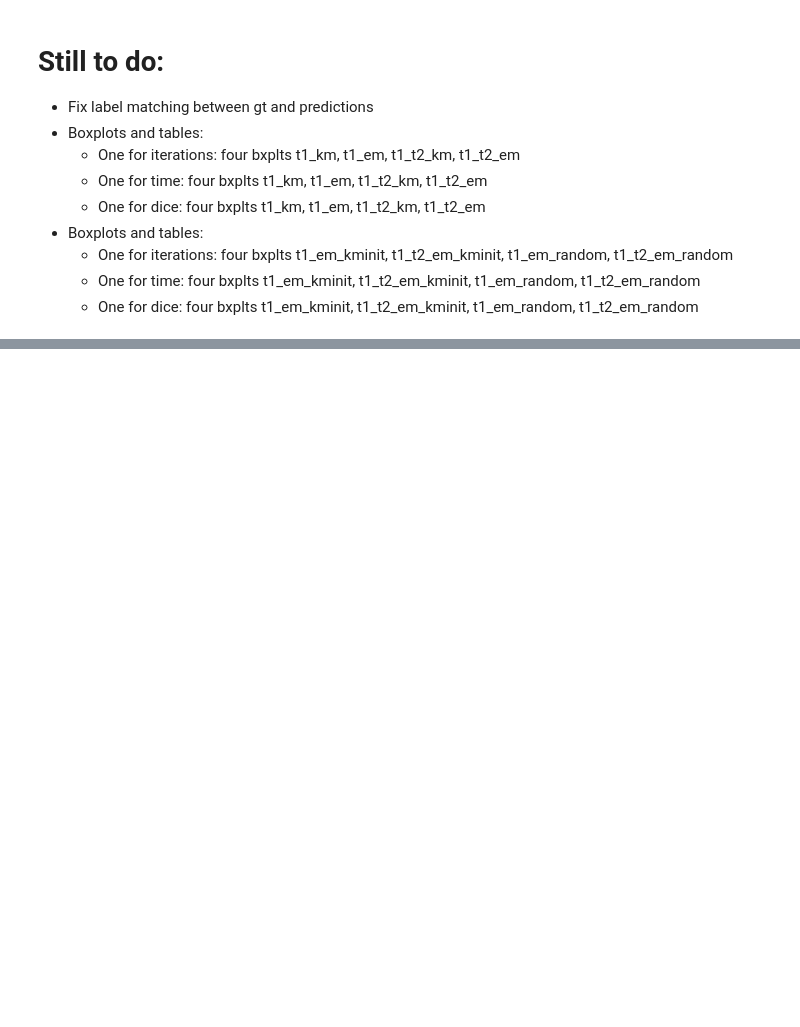
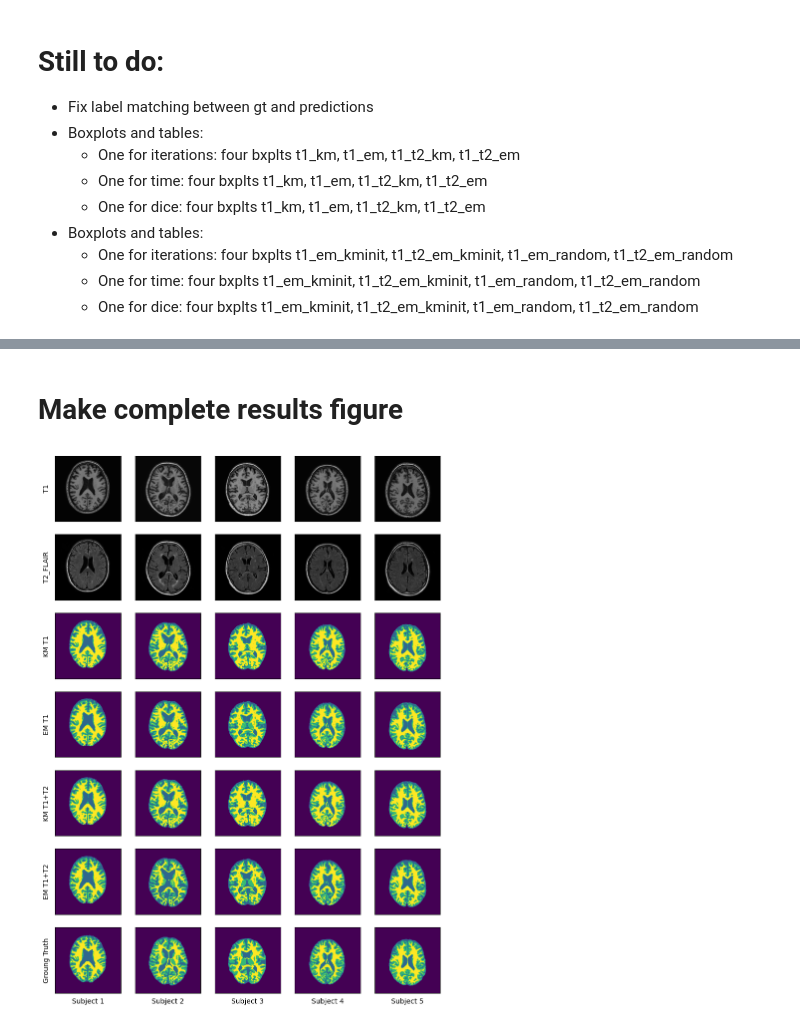
Before and after one commit to kakou34/misa_lab, a Jupyter notebook: lab2/lab2.ipynb, the cells around one changed output, grey strips where cells are left out. Saved outputs shown, nothing was run; the diff lists cells and outputs as text; code cells hidden in the pictures; blank space fills up the shorter version.

```diff
--- a/lab2/lab2.ipynb
+++ b/lab2/lab2.ipynb
@@ -172,0 +209,41 @@ dice_scores
+# %% [markdown]
+# Make complete results figure
+# %%
+# img_names = [
+#     'T1.nii', 'T2_FLAIR.nii', 'km_seg_t1.nii', 'em_seg_t1.nii', 'spm_seg_t1.nii',
+#     'km_seg_t1_t2.nii', 'em_seg_t1_t2.nii', 'spm_seg_t1_t2.nii', 'LabelsForTesting.nii'
+# ]
+img_names = [
+    'T1.nii', 'T2_FLAIR.nii', 'km_seg_t1.nii', 'em_seg_t1.nii',
+    'km_seg_t1_t2.nii', 'em_seg_t1_t2.nii', 'LabelsForTesting.nii'
+]
+# ylabels = [
+#     'T1', 'T2_FLAIR', 'KM T1', 'EM T1', 'SPM T1',
+#     'KM T1+T2', 'EM T1+T2', 'SPM T1+T2', 'Groung Truth'
+# ]
+ylabels = [
+    'T1', 'T2_FLAIR', 'KM T1', 'EM T1',
+    'KM T1+T2', 'EM T1+T2', 'Groung Truth'
+]
+
+
+slice_n = 25
+fig, ax = plt.subplots(len(img_names), 5, figsize=(10, 14))
+for i in range(5):
+    # Load images
+
+    for j, img_name in enumerate(img_names):
+        img = sitk.ReadImage(data_path / f'{i+1}/{img_name}')
+        img_array = sitk.GetArrayFromImage(img)
+        if j == len(img_names)-1:
+            ax[j, i].set_xlabel(f'Subject {i+1}')
+        if j in [0, 1]:
+            ax[j, i].imshow(img_array[slice_n, :, :], cmap='gray')
+        else:
+            ax[j, i].imshow(img_array[slice_n, :, :])
+        ax[j, i].set_xticks([])
+        ax[j, i].set_yticks([])
+        if i == 0:
+            ax[j, i].set_ylabel(ylabels[j])
+# %% [output]
+[figure, added]
```
Also changed, not shown: parts of 8 cells of this notebook, 3 other files.
